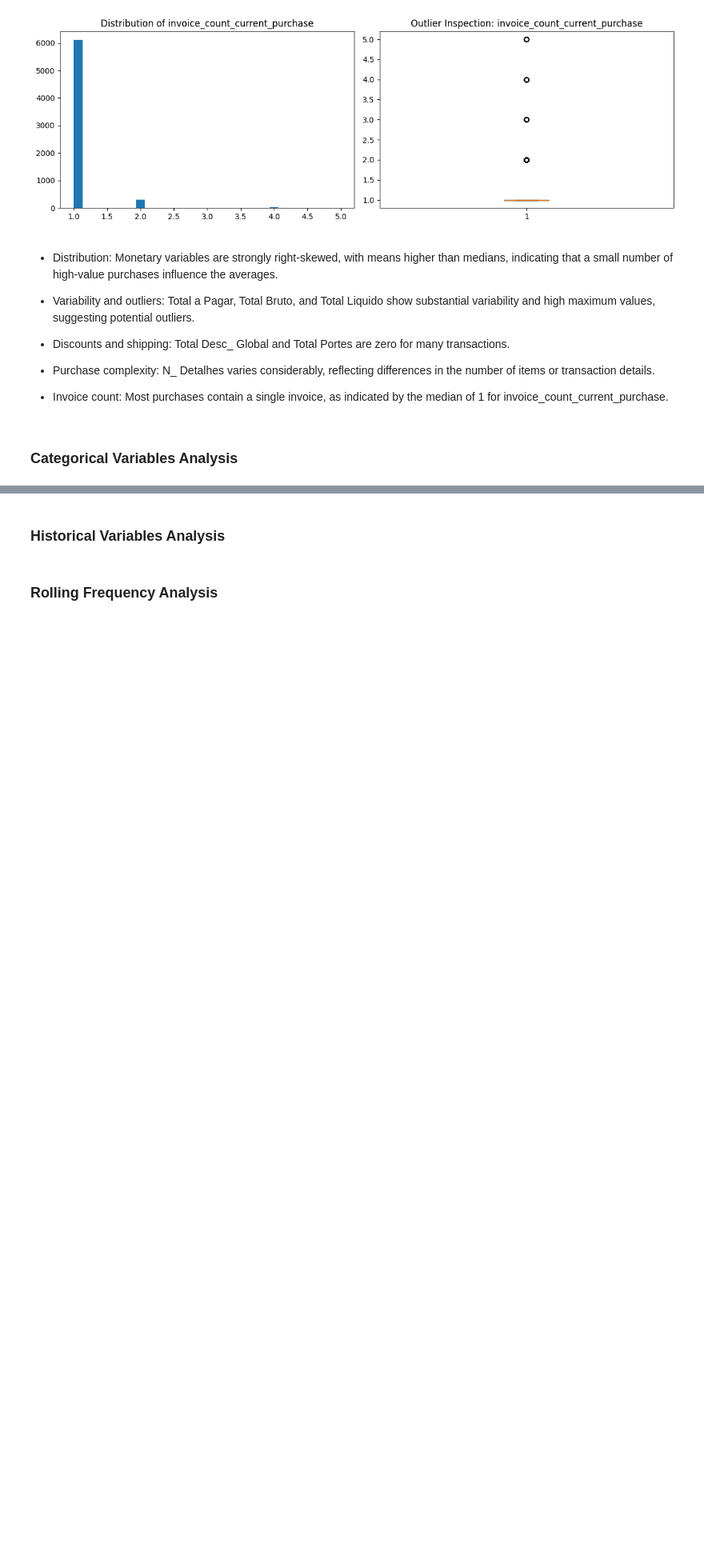
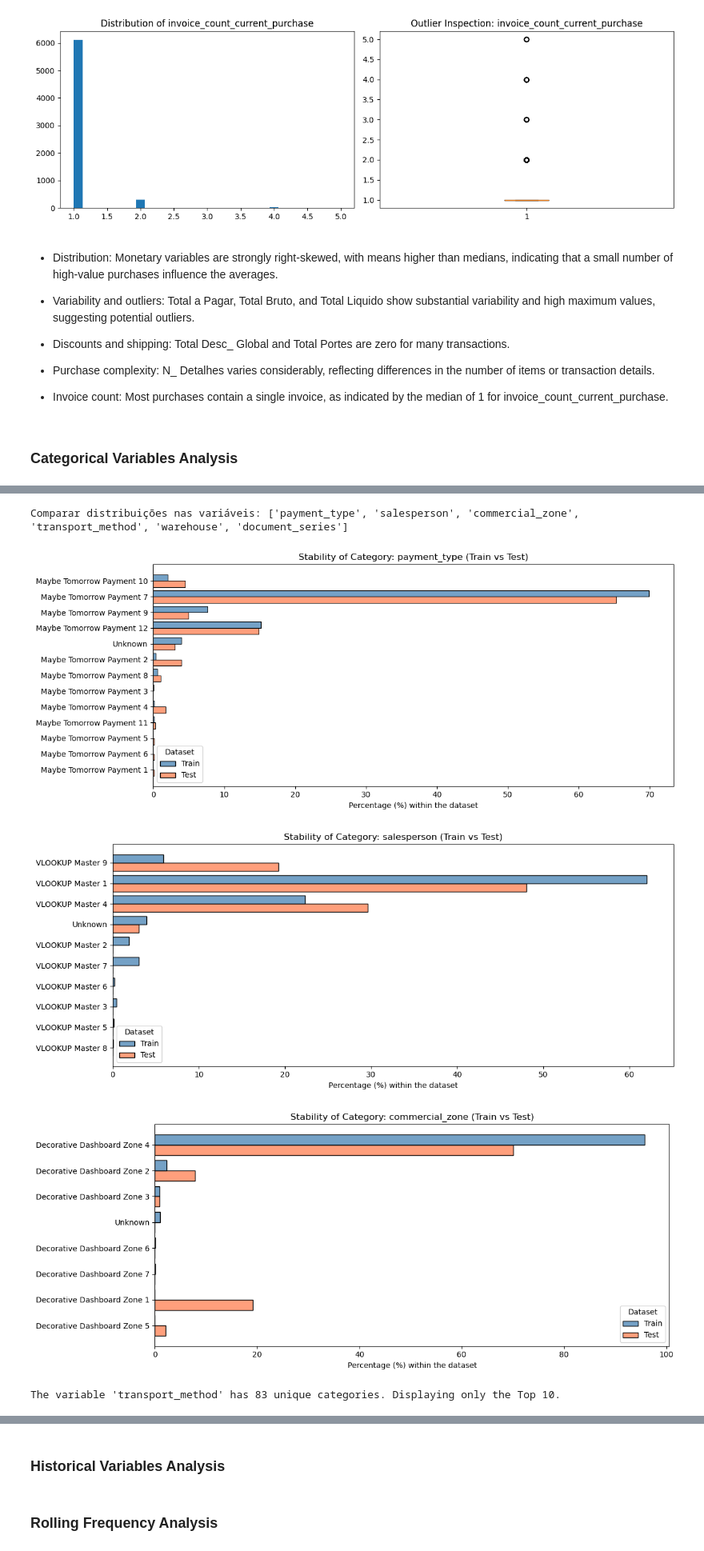
Before and after one commit to luisrafaelsoeiro/ETAI_Project, a Jupyter notebook: exploration.ipynb, the cells around one changed output, grey strips where cells are left out. Shown at 80% size. Cells and saved outputs as stored; diff of their text form; code cells hidden in the pictures; blank space fills up the shorter version.

```diff
--- a/exploration.ipynb
+++ b/exploration.ipynb
@@ -834,0 +932,37 @@ for col in monetary_features:
+# %%
+for col in cat_cols_test:
+    tmp_train = pd.DataFrame({col: train[col].fillna('Unknown'), 'Dataset': 'Train'})
+    if col in test.columns:
+        tmp_test = pd.DataFrame({col: test[col].fillna('Unknown'), 'Dataset': 'Test'})
+    else:
+        tmp_test = pd.DataFrame(columns=[col, 'Dataset'])
+
+    tmp_combined = pd.concat([tmp_train, tmp_test])
+    unique_num = tmp_combined[col].nunique()
+    plt.figure(figsize=(12, 5))
+
+    if unique_num > 15:
+        print(f"\nThe variable '{col}' has {unique_num} unique categories. Displaying only the Top 10.")
+        ordem = tmp_train[col].value_counts().head(10).index
+        dados_grafico = tmp_combined[tmp_combined[col].isin(ordem)]
+    else:
+        ordem = tmp_train[col].value_counts().index
+        dados_grafico = tmp_combined
+
+    sns.histplot(
+        data=dados_grafico, y=col, hue='Dataset', multiple='dodge',
+        stat='percent', shrink=0.8, common_norm=False,
+        palette={'Train': 'steelblue', 'Test': 'coral'}
+    )
+
+    plt.title(f'Stability of Category: {col} (Train vs Test)')
+    plt.xlabel('Percentage (%) within the dataset')
+    plt.ylabel('')
+    plt.tight_layout()
+    plt.show()
+# %% [output]
+Comparar distribuições nas variáveis: ['payment_type', 'salesperson', 'commercial_zone', 'transport_method', 'warehouse', 'document_series']
+[figure, added]
+[figure, added]
+[figure, added]
+The variable 'transport_method' has 83 unique categories. Displaying only the Top 10.
```
Also changed, not shown: parts of 12 cells of this notebook.
